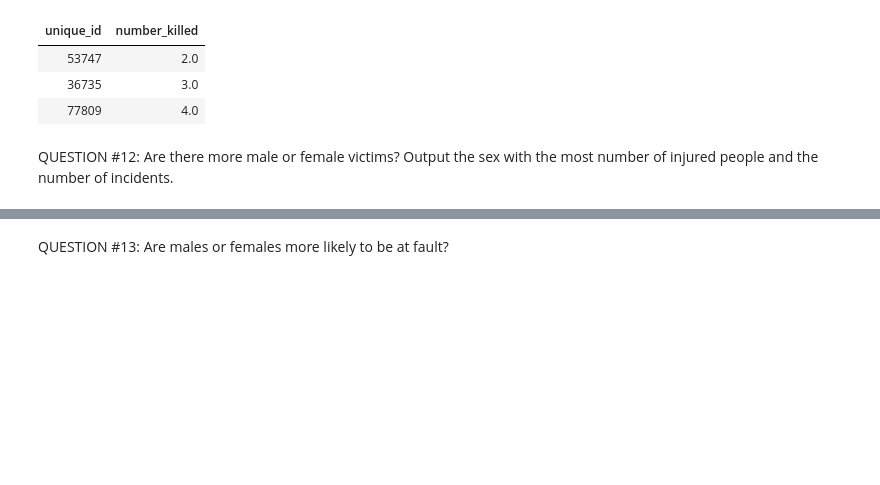
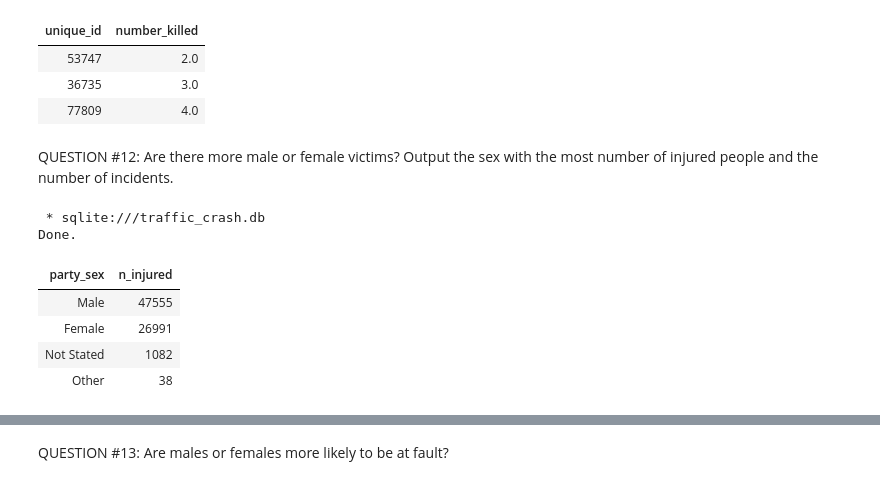
Before and after one commit to KarenZ2023/SF_Car_Crashes, a Jupyter notebook: Data_Exploration_SQL.ipynb, the cells around one changed output, grey strips where cells are left out. Drawn from its saved outputs; the diff is of its cells as text; code cells hidden in the pictures; blank space fills up the shorter version.

```diff
--- a/Data_Exploration_SQL.ipynb
+++ b/Data_Exploration_SQL.ipynb
@@ -437,6 +433,26 @@ Done.
 | 77809 | 4.0 |
 # %% [markdown]
 QUESTION #12: Are there more male or female victims? Output the sex with the most number of injured people and the number of incidents.
+# %%
+%%sql
+
+SELECT
+    party_sex,
+    COUNT(*) AS n_injured
+FROM
+    traffic_crash_victims
+GROUP BY
+    party_sex
+ORDER BY
+    n_injured DESC;
+# %% [output]
+ * sqlite:///traffic_crash.db
+Done.
+| party_sex | n_injured |
+| Male | 47555 |
+| Female | 26991 |
+| Not Stated | 1082 |
+| Other | 38 |
 # %%
 %%sql
 
```
Also changed, not shown: parts of 19 cells of this notebook, 1 other file.
